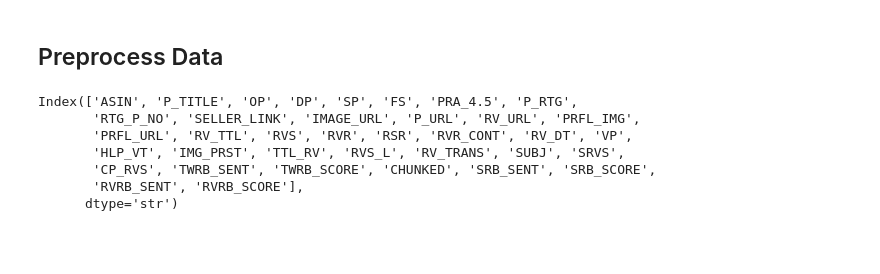
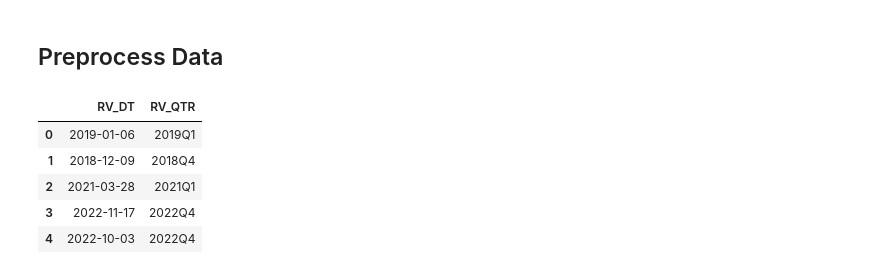
Before and after one commit to FBDjnr/rating_distribution, a Jupyter notebook: python_codes/hlm_analyses.ipynb, the cells around one changed output. Saved outputs shown, nothing was run; the diff lists cells and outputs as text; code cells hidden in the pictures; blank space fills up the shorter version.

```diff
--- a/python_codes/hlm_analyses.ipynb
+++ b/python_codes/hlm_analyses.ipynb
@@ -28,17 +60,15 @@ toaster_sentiment_df.info()
 # %% [markdown]
 ## Preprocess Data
 # %%
+# Convert review date to datetime and extract quarter
 toaster_sentiment_df["RV_DT"] = pd.to_datetime(toaster_sentiment_df["RV_DT"], errors="coerce")
-
-display(toaster_sentiment_df["RV_DT"].dt.to_period("Q"))
+toaster_sentiment_df["RV_QTR"] = toaster_sentiment_df["RV_DT"].dt.to_period("Q")
+display(toaster_sentiment_df[["RV_DT", "RV_QTR"]].head())
+# %% [output]
+|  | RV_DT | RV_QTR |
+| 0 | 2019-01-06 | 2019Q1 |
+| 1 | 2018-12-09 | 2018Q4 |
+| 2 | 2021-03-28 | 2021Q1 |
+| 3 | 2022-11-17 | 2022Q4 |
+| 4 | 2022-10-03 | 2022Q4 |
-# %%
-toaster_sentiment_df.columns
-# %% [output]
-Index(['ASIN', 'P_TITLE', 'OP', 'DP', 'SP', 'FS', 'PRA_4.5', 'P_RTG',
-       'RTG_P_NO', 'SELLER_LINK', 'IMAGE_URL', 'P_URL', 'RV_URL', 'PRFL_IMG',
-       'PRFL_URL', 'RV_TTL', 'RVS', 'RVR', 'RSR', 'RVR_CONT', 'RV_DT', 'VP',
-       'HLP_VT', 'IMG_PRST', 'TTL_RV', 'RVS_L', 'RV_TRANS', 'SUBJ', 'SRVS',
-       'CP_RVS', 'TWRB_SENT', 'TWRB_SCORE', 'CHUNKED', 'SRB_SENT', 'SRB_SCORE',
-       'RVRB_SENT', 'RVRB_SCORE'],
-      dtype='str')
 # %%
```
Also changed, not shown: parts of 28 cells of this notebook, 12 other files.
